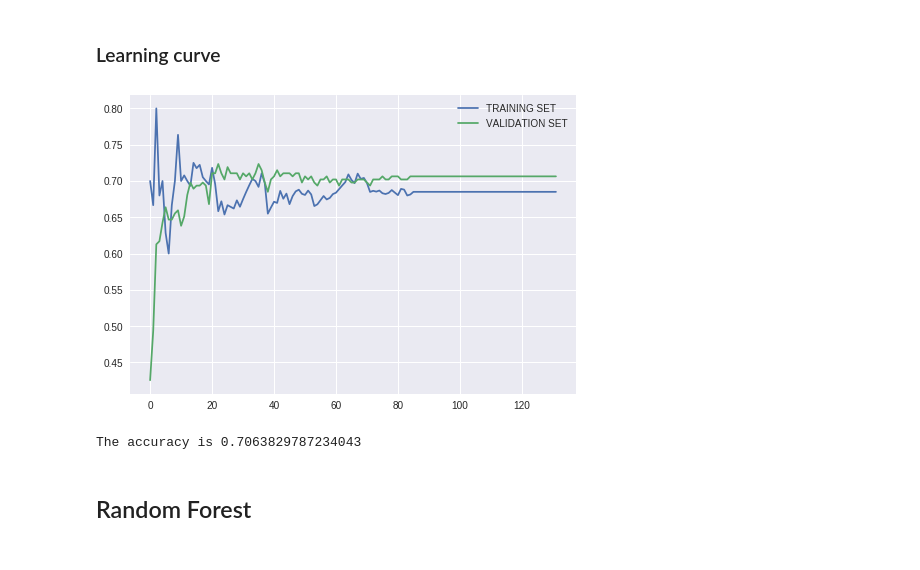
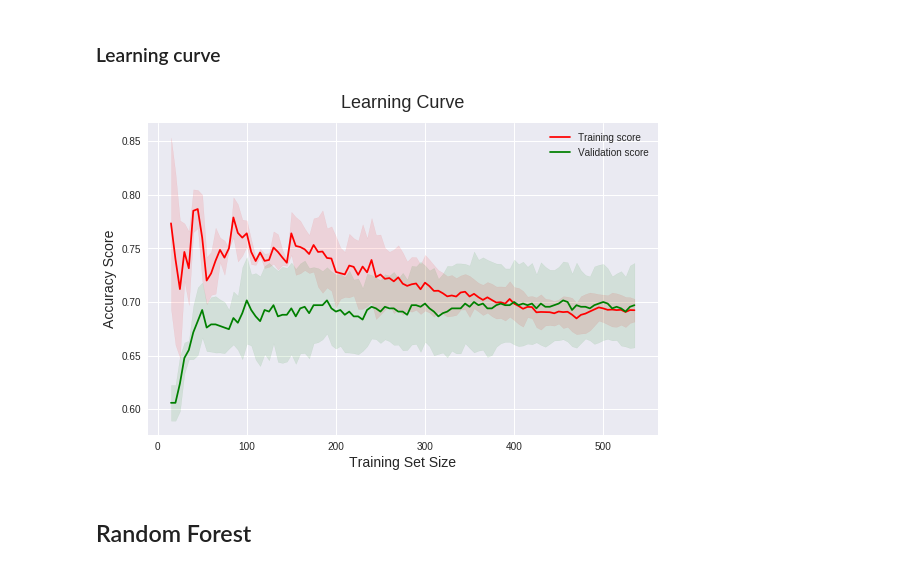
Before and after one commit to giuseppeceravolo/Model-Ex-Post-to-be-shared.ipynb, a Jupyter notebook: Model__Ex_Post__to_be_shared.ipynb, the cells around one changed output. Drawn from its saved outputs; the diff is of its cells as text; code cells hidden in the pictures.

Commit message:
redesign learning curves - da paura

```diff
--- a/Model__Ex_Post__to_be_shared.ipynb
+++ b/Model__Ex_Post__to_be_shared.ipynb
@@ -389,0 +365,7 @@ X_train, X_test, y_train, y_test = train_test_split(X, y, test_size=0.35, random
+# %%
+X = df.drop(['Esito'], axis=1).values
+y = df['Esito'].values
+X_train, X_test, y_train, y_test = train_test_split(X,
+                                                    y,
+                                                    test_size=0.35,
+                                                    random_state=0)
@@ -396,7 +425,7 @@ hyper_lr = {'C' : [0.01, 0.03, 0.07, 0.1, 0.3, 0.5, 0.7, 1],
             'solver': ['newton-cg', 'lbfgs', 'liblinear'],
             'penalty': ['l1', 'l2']}
 # %%
-gs = GridSearchCV(LogisticRegression(max_iter=10000), hyper_lr, cv = 4, scoring = 'accuracy')
+gs = GridSearchCV(LogisticRegression(max_iter=10000), hyper_lr, cv=cv, scoring='accuracy')
 gs.fit(X_train, y_train)
 best_parameters_lr = gs.best_params_
 print(best_parameters_lr)
@@ -405,7 +434,10 @@ print(best_parameters_lr)
 # %% [markdown]
 ### Fit
 # %%
-model_lr= LogisticRegression(penalty=best_parameters_lr['penalty'], max_iter=10000, C=best_parameters_lr['C'], solver=best_parameters_lr['solver'])
+model_lr=LogisticRegression(penalty=best_parameters_lr['penalty'],
+                            max_iter=10000,
+                            C=best_parameters_lr['C'],
+                            solver=best_parameters_lr['solver'])
 
 model_lr.fit(X_train, y_train)
 
@@ -432,10 +464,9 @@ weighted avg       0.65      0.64      0.63       361
 # %% [markdown]
 ### Learning curve
 # %%
-learning_curves(model_lr, X_train, y_train)
+learning_curves_dapaura(model_lr, X_train, y_train, train_sizes)
 # %% [output]
-[figure, old version]
+[figure, new version]
-The accuracy is 0.7063829787234043
 # %% [markdown]
 ## Random Forest
 # %% [markdown]
```
Also changed, not shown: parts of 19 cells of this notebook.
